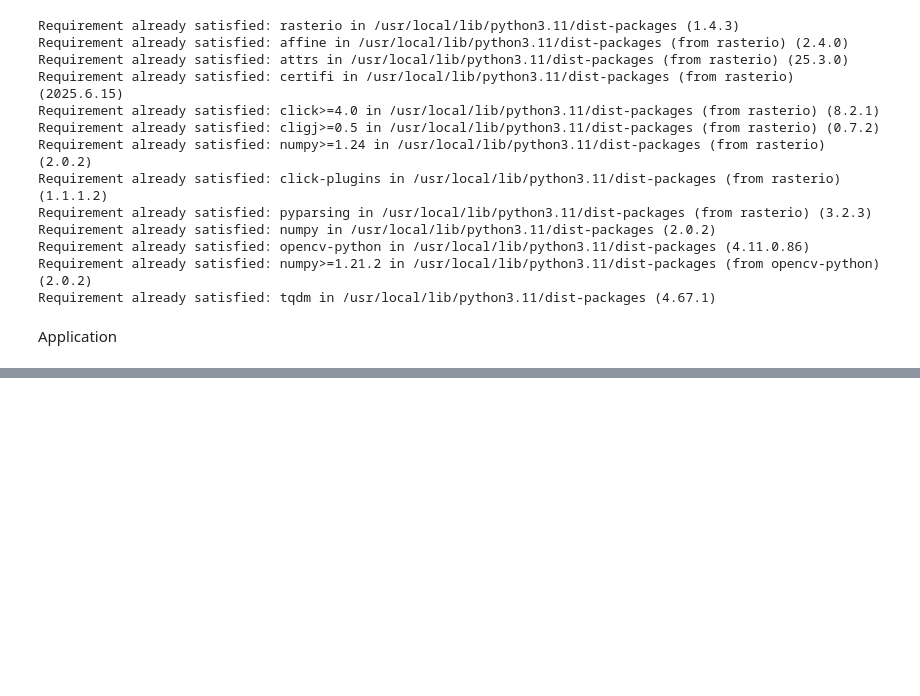
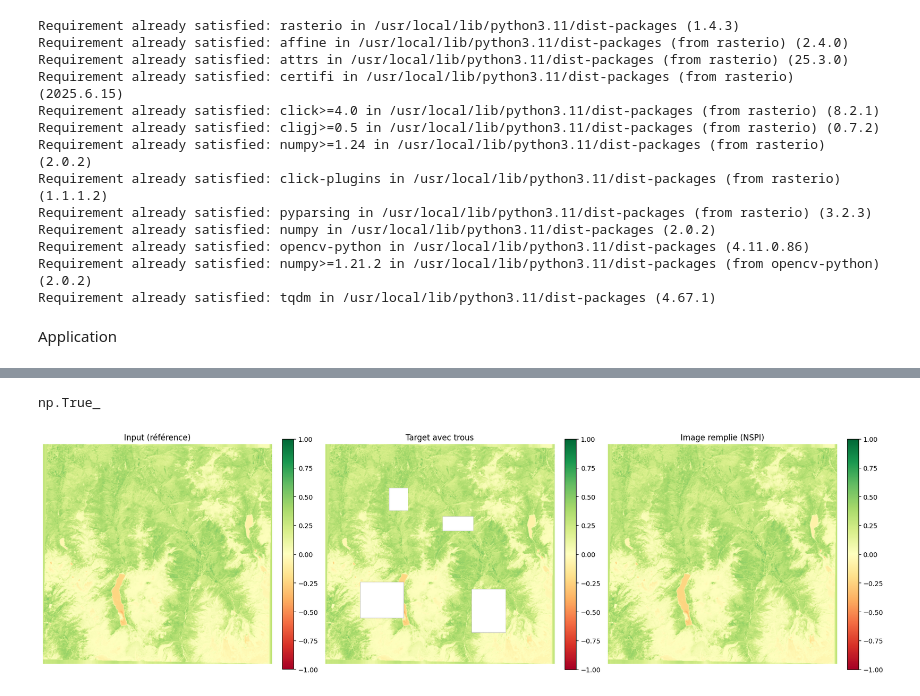
Before and after one commit to larasauser/master, a Jupyter notebook: nspi_2.ipynb, the cells around one changed output, grey strips where cells are left out. Saved outputs shown, nothing was run; the diff lists cells and outputs as text; code cells hidden in the pictures; blank space fills up the shorter version.

```diff
--- a/nspi_2.ipynb
+++ b/nspi_2.ipynb
@@ -118,0 +154,38 @@ Application
+# %%
+target_image[target_image == -9999] = np.nan
+# %%
+np.isnan(target_image).any()
+# %% [output]
+np.True_
+# %%
+gap_mask = np.isnan(target_image[:,:,0])
+# %%
+filled_img = filled_gaps_nspi(target_image, input_image, gap_mask, m=20, max_window = 151)
+# %%
+import matplotlib.pyplot as plt
+import numpy as np
+
+def show_comparison(input_image, target_image, filled_img, band=0):
+    """
+    Affiche les images input / target / remplie NSPI pour une bande donnée,
+    avec une échelle de couleur fixée entre -1 et 1 (NDVI typique).
+    """
+    fig, axes = plt.subplots(1, 3, figsize=(18, 6))
+
+    vmin, vmax = -1, 1  # Échelle fixe NDVI
+
+    titles = ['Input (référence)', 'Target avec trous', 'Image remplie (NSPI)']
+    images = [input_image, target_image, filled_img]
+
+    for ax, img, title in zip(axes, images, titles):
+        im = ax.imshow(img[:, :, band], cmap='RdYlGn', vmin=vmin, vmax=vmax)
+        ax.set_title(title)
+        ax.axis('off')
+        fig.colorbar(im, ax=ax, fraction=0.046, pad=0.04)
+
+    plt.tight_layout()
+    plt.show()
+# %%
+show_comparison(input_image, target_image, filled_img, band=0)
+# %% [output]
+[figure, added]
```
Also changed, not shown: parts of 19 cells of this notebook.
